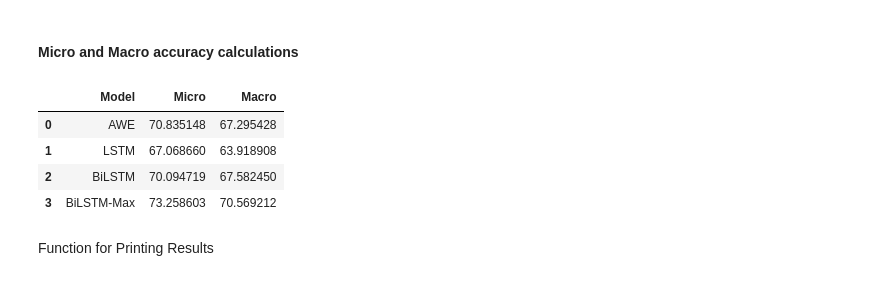
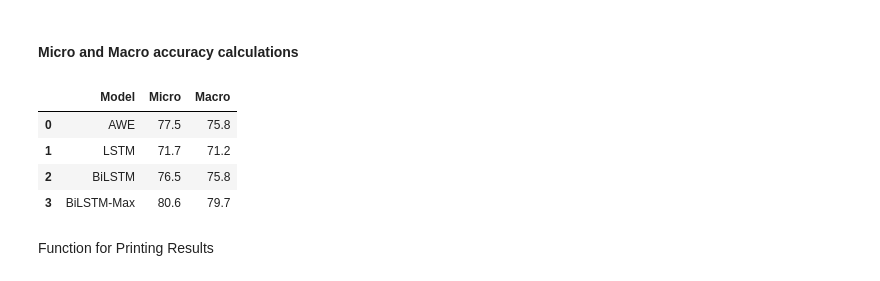
Before and after one commit to gerardPlanella/SentenceRepresentations_NLI, a Jupyter notebook: analysis.ipynb, the cells around one changed output. Cells and saved outputs as stored; diff of their text form; code cells hidden in the pictures.

Commit message:
fixed micro and macro accuracies

```diff
--- a/analysis.ipynb
+++ b/analysis.ipynb
@@ -231,94 +231,50 @@ for model in result_paths:
 # %% [markdown]
 #### Micro and Macro accuracy calculations
 # %%
-def get_micro_macro(results):
+def calculate_micro_macro(results):
     sum_dev = 0
     sum_samples = 0
-    n_tasks = len(results)
+    sum_micro = 0
+    n_tasks = 0
 
     for task in results:
         cont = False
-        if "devacc" not in results[task]:
-            print(f"No devacc in {task}")
-            cont = True
-        if "ndev" not in results[task]:
-            print(f"No ndev in {task}")
-            cont = True
-        if cont:
+        if "devacc" not in results[task] or "ndev" not in results[task]:
             continue
+        else:
+            n_tasks+=1
         sum_dev+=results[task]["devacc"]
         sum_samples+=results[task]["ndev"]
+        sum_micro+=results[task]["devacc"] * results[task]["ndev"]
 
-    macro =  (sum_dev / n_tasks) * 100
-    micro = (sum_dev / sum_samples) * 100
+    macro = 0
+    if n_tasks > 0:
+        macro =  (sum_dev / n_tasks)
+
+    micro = (sum_micro / sum_samples)
 
     return micro, macro
-
-
-def calculate_micro_macro(results):
-    micro_correct = 0
-    micro_total = 0
-    macro_correct = 0
-    macro_total = 0
-    num_tasks = 0
-
-    for task, metrics in results.items():
-        if task == 'STS14':
-            continue
-
-        num_tasks += 1
-
-        if 'acc' in metrics:
-            # Task has accuracy metric
-            micro_correct += metrics['acc'] * metrics['ntest']
-            micro_total += metrics['ntest']
-            macro_correct += metrics['acc']
-        elif 'devacc' in metrics:
-            # Task has dev accuracy metric
-            micro_correct += metrics['devacc'] * metrics['ntest']
-            micro_total += metrics['ntest']
-            macro_correct += metrics['devacc']
-        elif 'f1' in metrics:
-            # Task has F1 metric
-            micro_correct += metrics['f1'] / 100 * metrics['ntest']
-            micro_total += metrics['ntest']
-            macro_correct += metrics['f1'] / 100
-        elif 'pearson' in metrics:
-            # Task has Pearson correlation metric
-            micro_correct += metrics['pearson'] * metrics['ntest']
-            micro_total += metrics['ntest']
-            macro_correct += metrics['pearson']
-        elif 'devpearson' in metrics:
-            # Task has dev Pearson correlation metric
-            micro_correct += metrics['devpearson'] * metrics['ntest']
-            micro_total += metrics['ntest']
-            macro_correct += metrics['devpearson']
-
-        macro_total += 1
-
-    micro_acc = micro_correct / micro_total
-    macro_acc = macro_correct / num_tasks
-
-    return micro_acc, macro_acc
 
 
 micro_acc = {key: None for key in results}
 macro_acc = {key: None for key in results}
 
 for model in results:
     micro_acc[model], macro_acc[model] = calculate_micro_macro(results[model])
 
 df = pd.DataFrame({'Model': list(results.keys()),
                    'Micro': list(micro_acc.values()),
                    'Macro': list(macro_acc.values())})
+df['Micro'] = df['Micro'].round(1)
+df['Macro'] = df['Macro'].round(1)
 df = df[['Model', 'Micro', 'Macro']]
 display(df)
 # %% [output]
 |  | Model | Micro | Macro |
-| 0 | AWE | 70.835148 | 67.295428 |
-| 1 | LSTM | 67.068660 | 63.918908 |
-| 2 | BiLSTM | 70.094719 | 67.582450 |
-| 3 | BiLSTM-Max | 73.258603 | 70.569212 |
+| 0 | AWE | 77.5 | 75.8 |
+| 1 | LSTM | 71.7 | 71.2 |
+| 2 | BiLSTM | 76.5 | 75.8 |
+| 3 | BiLSTM-Max | 80.6 | 79.7 |
 # %% [markdown]
 Function for Printing Results
 # %%
```
Also changed, not shown: parts of 1 cell of this notebook.
